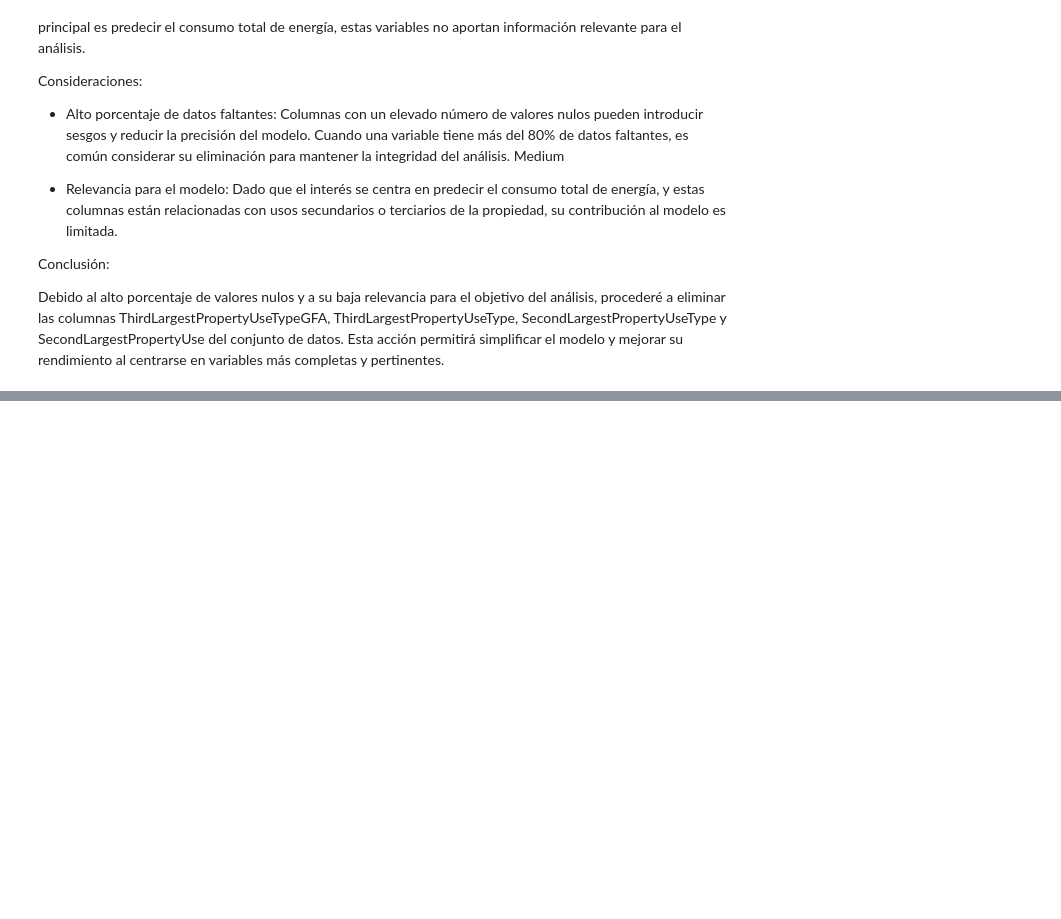
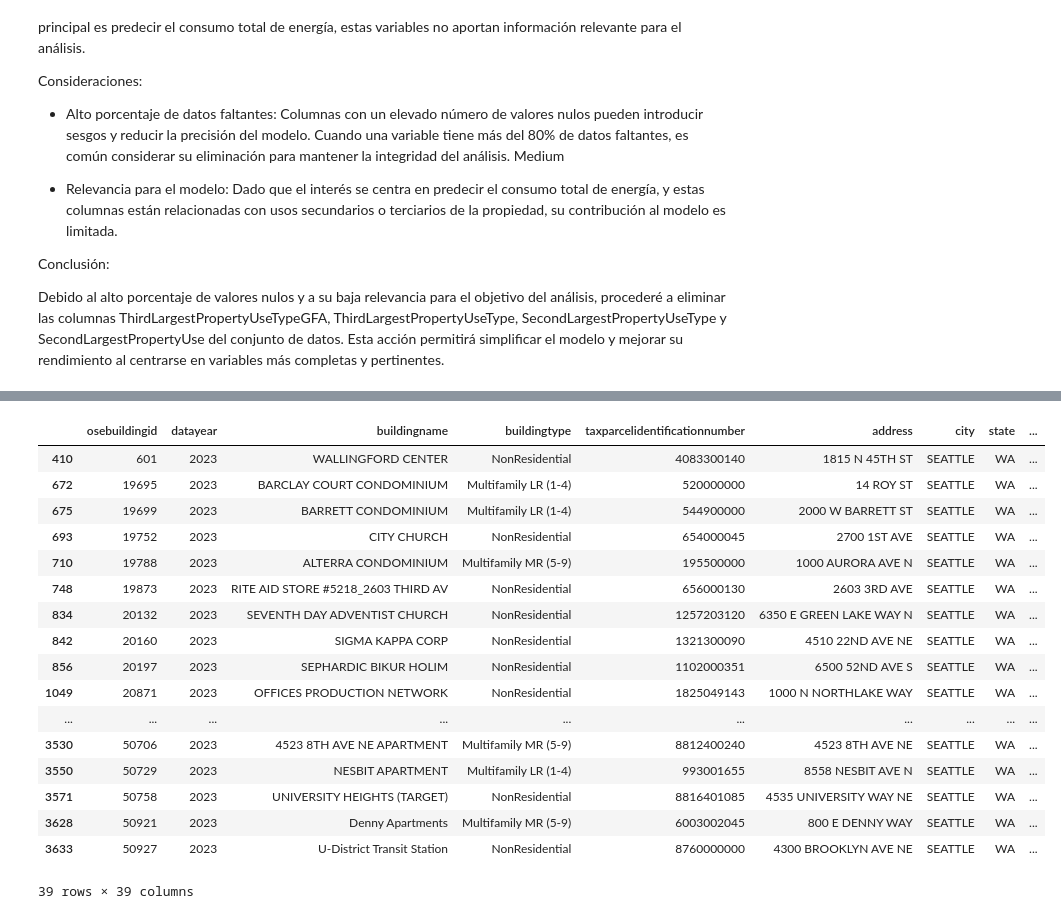
Before and after one commit to LLAES07/seatle, a Jupyter notebook: Notebooks/Proyecto.ipynb, the cells around one changed output, grey strips where cells are left out. Saved outputs shown, nothing was run; the diff lists cells and outputs as text; code cells hidden in the pictures; blank space fills up the shorter version.

```diff
--- a/Notebooks/Proyecto.ipynb
+++ b/Notebooks/Proyecto.ipynb
@@ -71,0 +95,3 @@ df = df.drop(columns=columnas_a_eliminar)
+# %%
+input_columns = [col for col in series_nulos[series_nulos>treshold].index if pd.api.types.is_numeric_dtype(df[col])]
+input_columns
@@ -71,0 +113,5 @@ df = df.drop(columns=columnas_a_eliminar)
+# %%
+from sklearn.impute import SimpleImputer
+
+imputer = SimpleImputer(strategy='median')
+df[input_columns] = imputer.fit_transform(df[input_columns])
@@ -71,0 +154,21 @@ df = df.drop(columns=columnas_a_eliminar)
+# %%
+df.drop(su)
+# %% [output]
+|  | osebuildingid | datayear | buildingname | buildingtype | taxparcelidentificationnumber | address | city | state | ... |
+| 410 | 601 | 2023 | WALLINGFORD CENTER | NonResidential | 4083300140 | 1815 N 45TH ST | SEATTLE | WA | ... |
+| 672 | 19695 | 2023 | BARCLAY COURT CONDOMINIUM | Multifamily LR (1-4) | 520000000 | 14 ROY ST | SEATTLE | WA | ... |
+| 675 | 19699 | 2023 | BARRETT CONDOMINIUM | Multifamily LR (1-4) | 544900000 | 2000 W BARRETT ST | SEATTLE | WA | ... |
+| 693 | 19752 | 2023 | CITY CHURCH | NonResidential | 654000045 | 2700 1ST AVE | SEATTLE | WA | ... |
+| 710 | 19788 | 2023 | ALTERRA CONDOMINIUM | Multifamily MR (5-9) | 195500000 | 1000 AURORA AVE N | SEATTLE | WA | ... |
+| 748 | 19873 | 2023 | RITE AID STORE #5218_2603 THIRD AV | NonResidential | 656000130 | 2603 3RD AVE | SEATTLE | WA | ... |
+| 834 | 20132 | 2023 | SEVENTH DAY ADVENTIST CHURCH | NonResidential | 1257203120 | 6350 E GREEN LAKE WAY N | SEATTLE | WA | ... |
+| 842 | 20160 | 2023 | SIGMA KAPPA CORP | NonResidential | 1321300090 | 4510 22ND AVE NE | SEATTLE | WA | ... |
+| 856 | 20197 | 2023 | SEPHARDIC BIKUR HOLIM | NonResidential | 1102000351 | 6500 52ND AVE S | SEATTLE | WA | ... |
+| 1049 | 20871 | 2023 | OFFICES PRODUCTION NETWORK | NonResidential | 1825049143 | 1000 N NORTHLAKE WAY | SEATTLE | WA | ... |
+| ... | ... | ... | ... | ... | ... | ... | ... | ... | ... |
+| 3530 | 50706 | 2023 | 4523 8TH AVE NE APARTMENT | Multifamily MR (5-9) | 8812400240 | 4523 8TH AVE NE | SEATTLE | WA | ... |
+| 3550 | 50729 | 2023 | NESBIT APARTMENT | Multifamily LR (1-4) | 993001655 | 8558 NESBIT AVE N | SEATTLE | WA | ... |
+| 3571 | 50758 | 2023 | UNIVERSITY HEIGHTS (TARGET) | NonResidential | 8816401085 | 4535 UNIVERSITY WAY NE | SEATTLE | WA | ... |
+| 3628 | 50921 | 2023 | Denny Apartments | Multifamily MR (5-9) | 6003002045 | 800 E DENNY WAY | SEATTLE | WA | ... |
+| 3633 | 50927 | 2023 | U-District Transit Station | NonResidential | 8760000000 | 4300 BROOKLYN AVE NE | SEATTLE | WA | ... |
+39 rows × 39 columns
```
Also changed, not shown: parts of 8 cells of this notebook.
